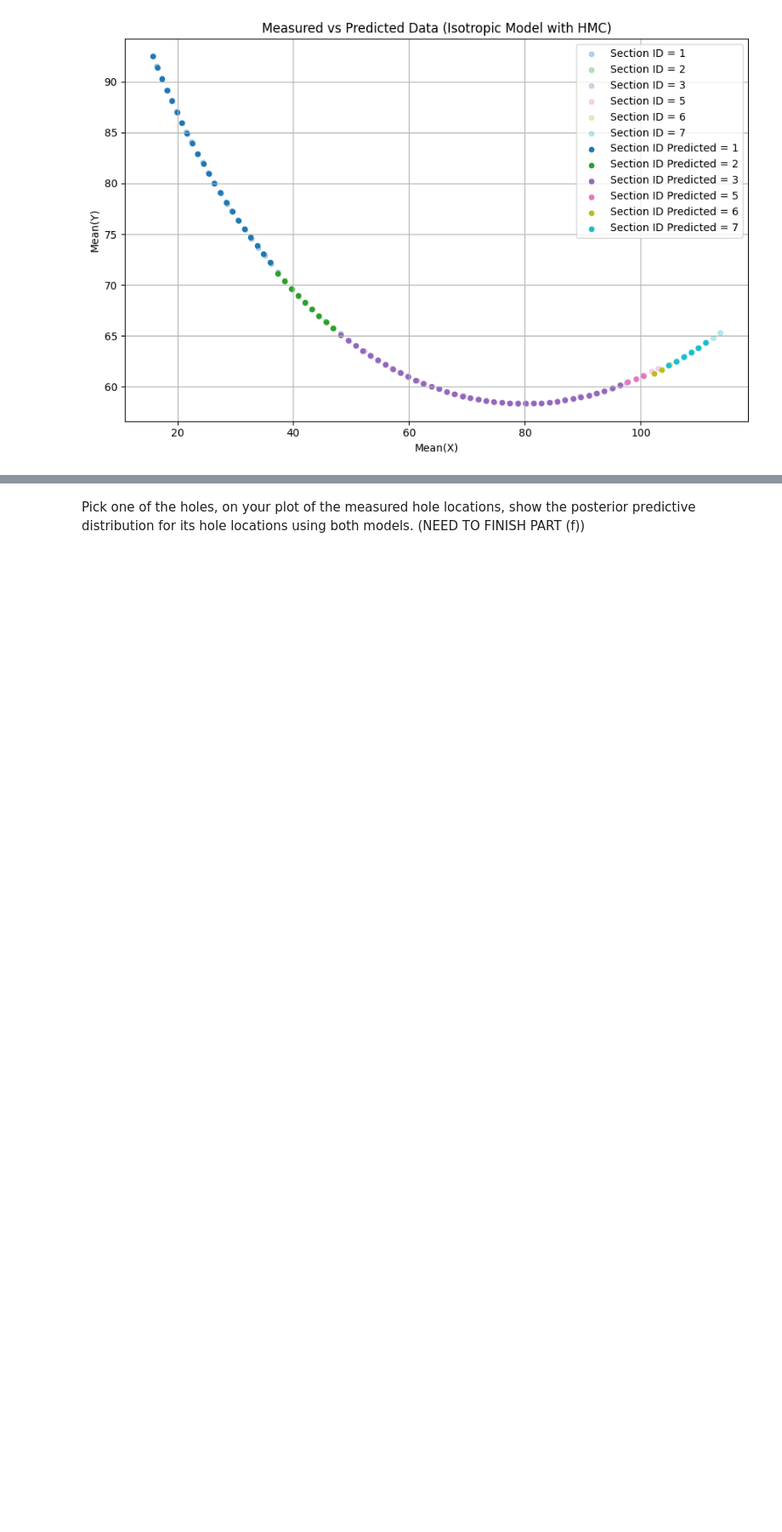
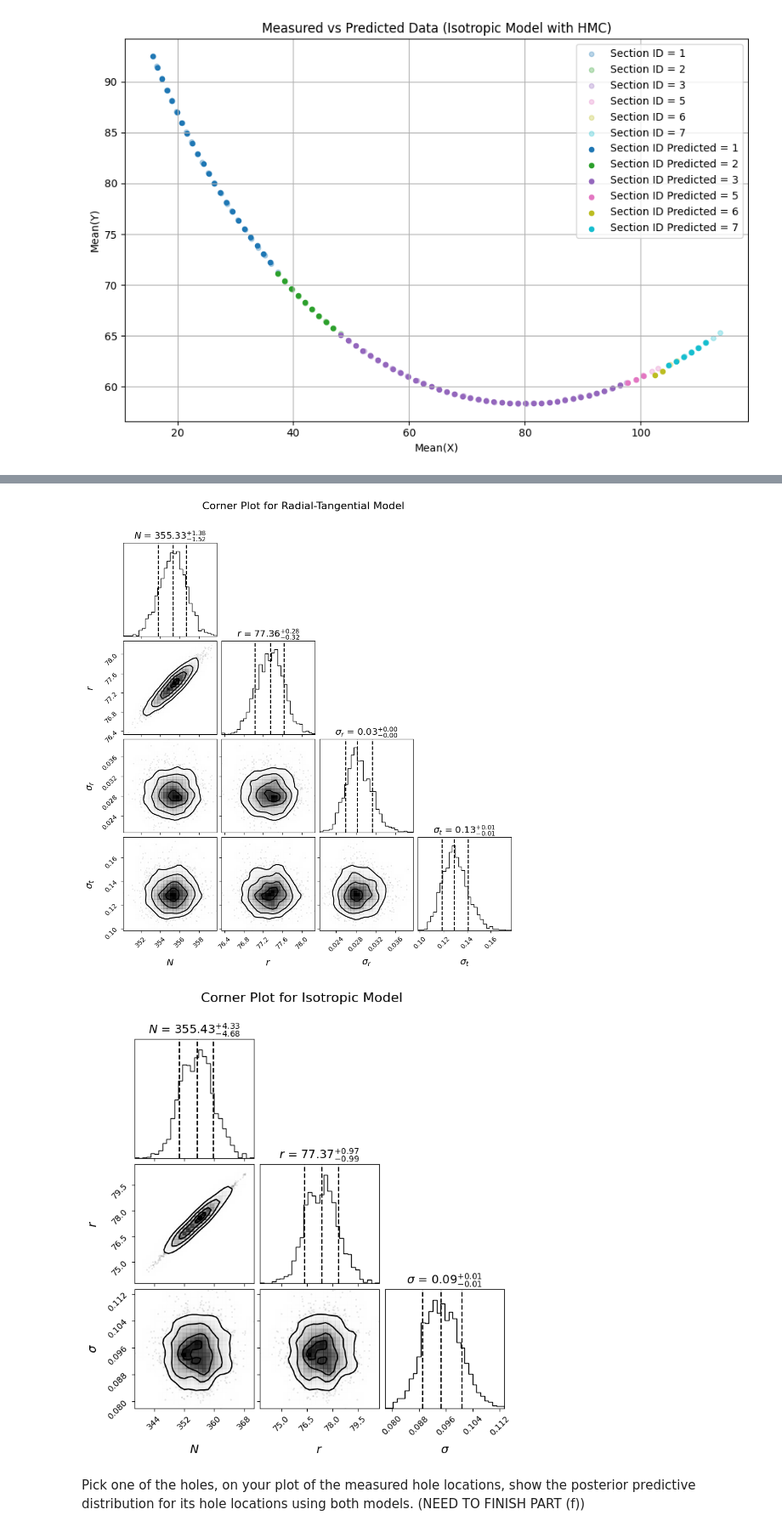
Before and after one commit to MatteoMancini01/S2_Cw, a Jupyter notebook: NoteBook.ipynb, the cells around one changed output, grey strips where cells are left out. Shown at 85% size. Saved outputs shown, nothing was run; the diff lists cells and outputs as text; code cells hidden in the pictures; blank space fills up the shorter version.

```diff
--- a/NoteBook.ipynb
+++ b/NoteBook.ipynb
@@ -521,7 +522,7 @@ hole_d, x_d, y_d = jnp.array(sub_data['Hole'].to_numpy()), jnp.array(sub_data['M
 # %%
 nuts_kernel_rt = NUTS(rad_tang_model)
 
-mcmc_rt = MCMC(nuts_kernel_rt, num_samples=10000, num_warmup=1000)
+mcmc_rt = MCMC(nuts_kernel_rt, num_samples=2000, num_warmup=1000)
 rng_key = jax.random.key(0)
 mcmc_rt.run(rng_key, sec_mod, hole_d, x_obs = x_d, y_obs = y_d)
 
@@ -561,7 +562,7 @@ Number of divergences: 0
 # %%
 nuts_kernel = NUTS(isotropic_model)
 
-mcmc_iso = MCMC(nuts_kernel, num_samples=10000, num_warmup=1000)
+mcmc_iso = MCMC(nuts_kernel, num_samples=2000, num_warmup=1000)
 rng_key_iso = jax.random.key(0)
 mcmc_iso.run(rng_key_iso, sec_mod, hole_d, x_obs = x_d, y_obs = y_d)
 
@@ -676,3 +650,9 @@ plt.show()
+# %%
+
+corner_plots(posterior_samples_iso, posterior_samples_rt) # Input required: sampled posteriors from our HMC for both models
+# %% [output]
+[figure, added]
+[figure, added]
 # %% [markdown]
 Pick one of the holes, on your plot
 of the measured hole locations, show the posterior predictive distribution for its hole
```
Also changed, not shown: parts of 19 cells of this notebook.
